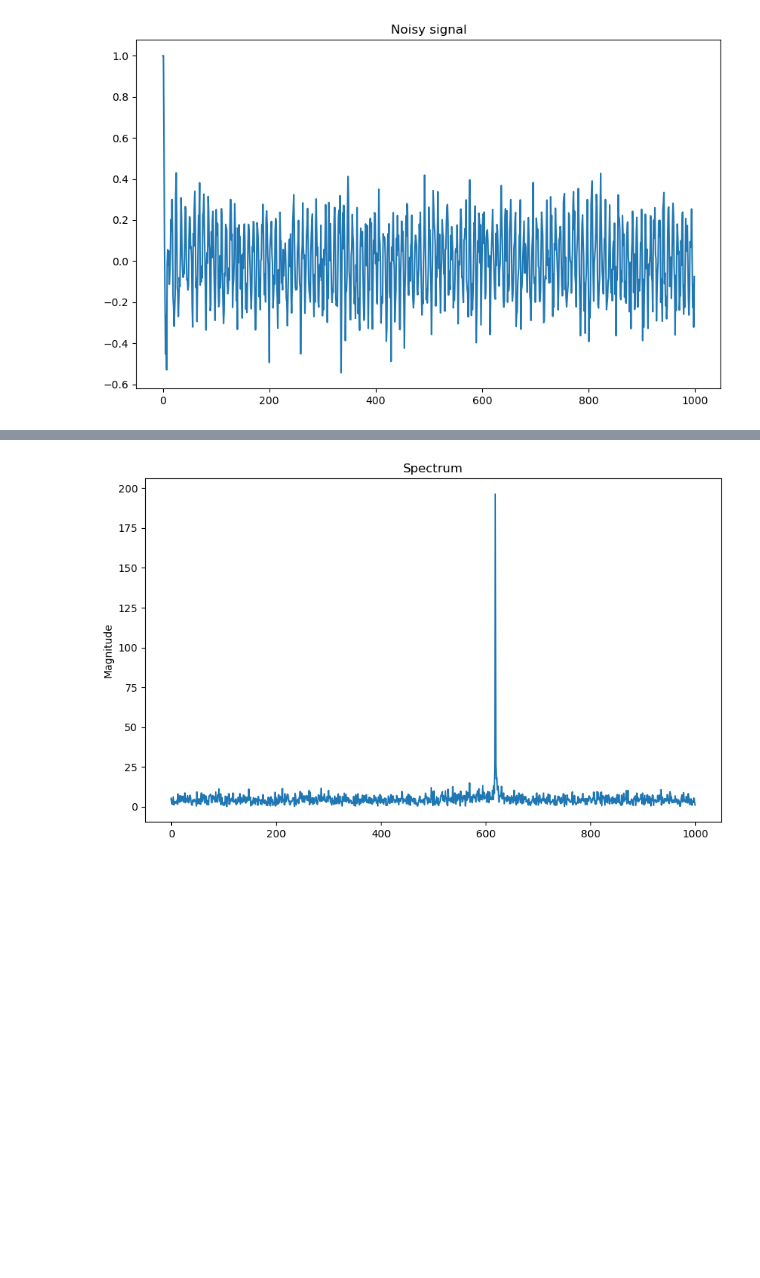
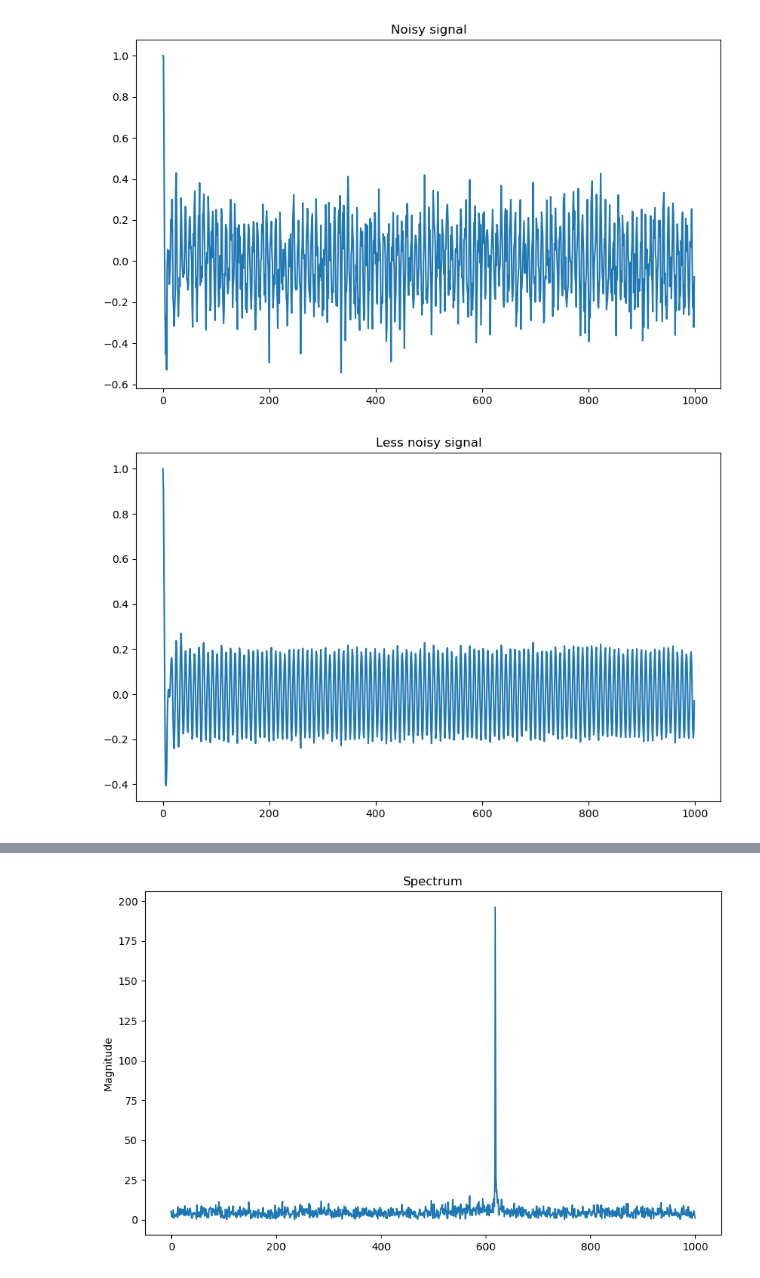
Before and after one commit to hbassi/denoisingodmd, a Jupyter notebook: fourier_denoising.ipynb, the cells around one changed output, grey strips where cells are left out. Cells and saved outputs as stored; diff of their text form; code cells hidden in the pictures; blank space fills up the shorter version.

```diff
--- a/fourier_denoising.ipynb
+++ b/fourier_denoising.ipynb
@@ -11,3 +12,12 @@ plt.title("Noisy signal")
 plt.show()
 # %% [output]
 [figure]
+# %%
+# Load and plot the less noisy signal
+x_less = np.load('./data/noisy_dataS_Cr2_noise=0.001_Tmax=1000_overlap=0.2_dt=1_ff=0.2_left_right.npy')
+plt.figure(figsize=(10, 6))
+plt.plot(x_less.real)
+plt.title("Less noisy signal")
+plt.show()
+# %% [output]
+[figure, added]
```
Also changed, not shown: parts of 13 cells of this notebook, 15 other files.
